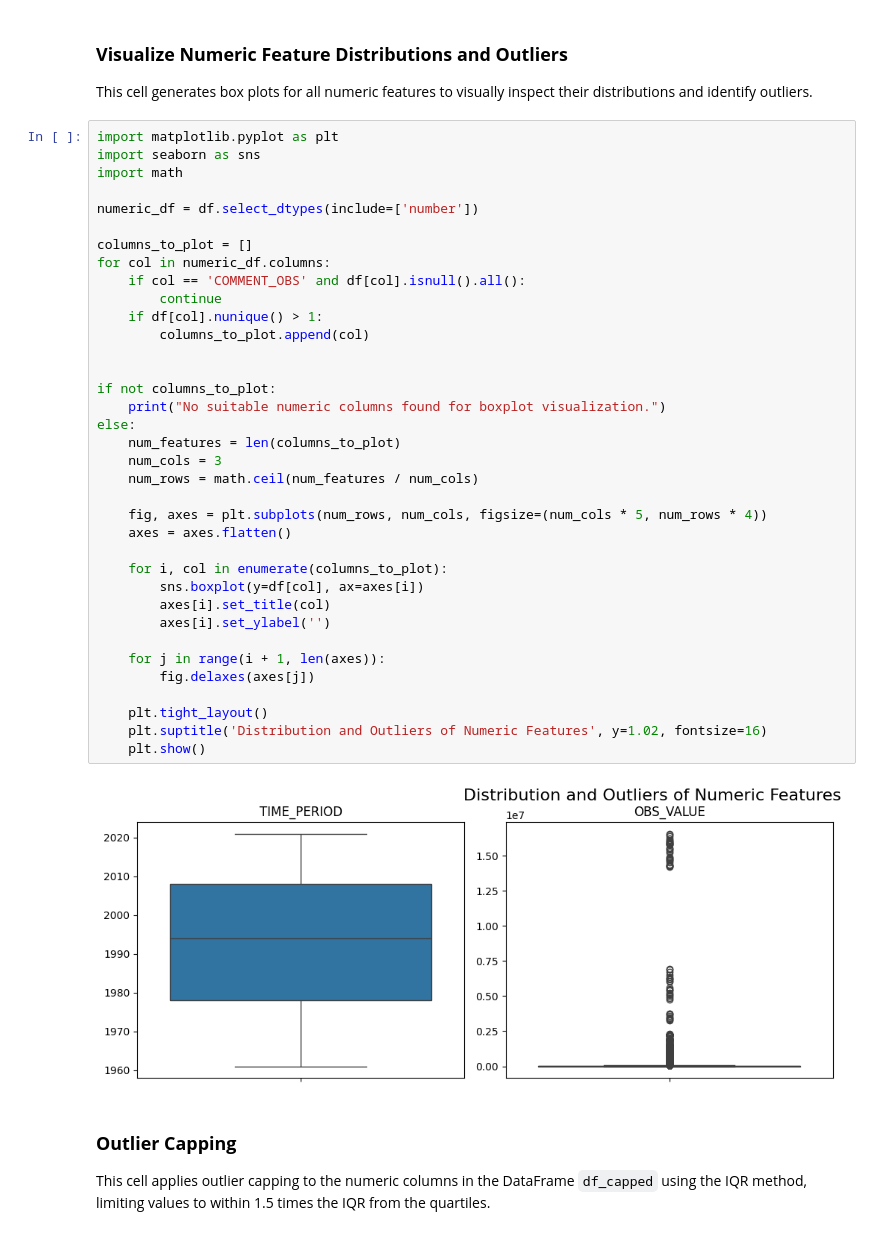
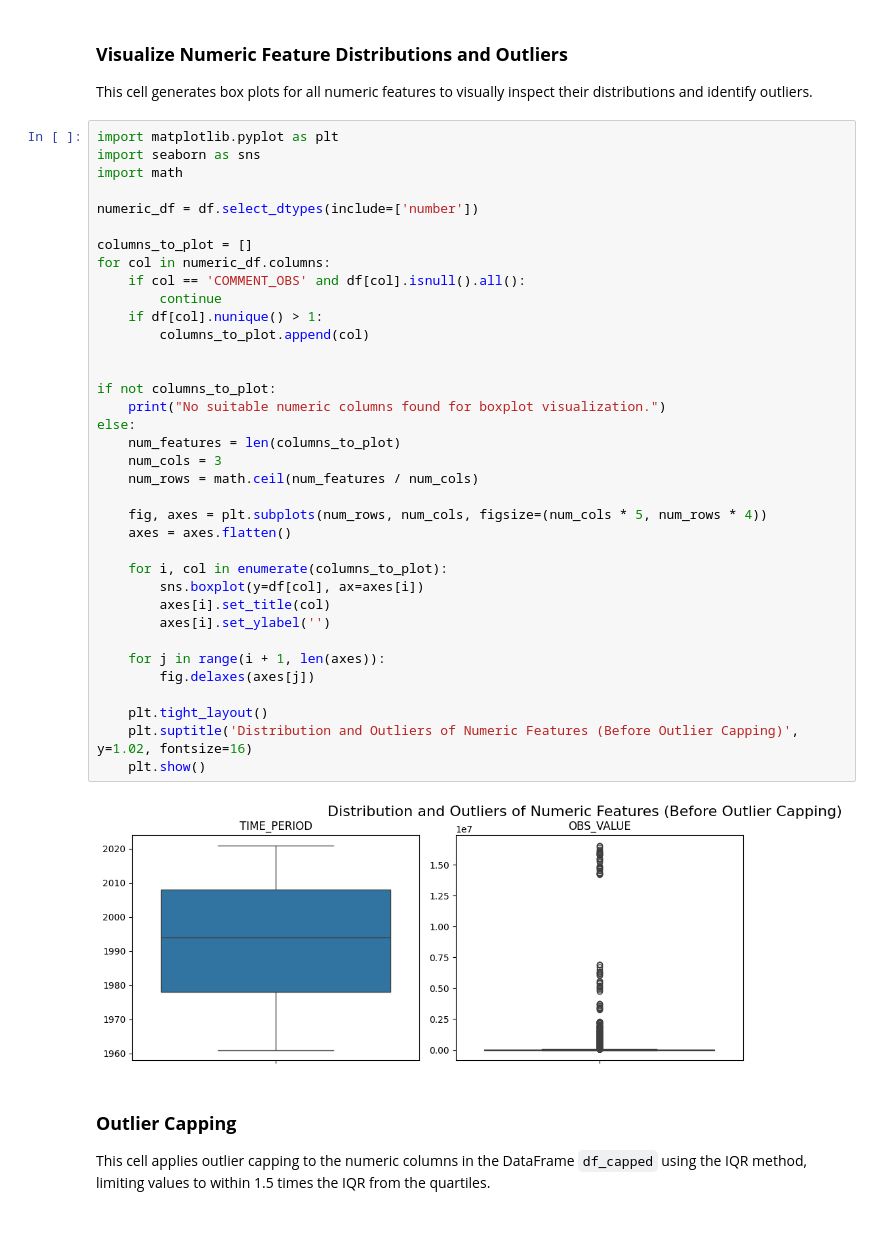
Before and after one commit to jahidurmahim/Machine_Learning_Laboratory, a Jupyter notebook: Data_Processing_for_GHGAS.ipynb, the cells around one changed output. Cells and saved outputs as stored; diff of their text form.

```diff
--- a/Data_Processing_for_GHGAS.ipynb
+++ b/Data_Processing_for_GHGAS.ipynb
@@ -162,35 +163,35 @@ numeric_df = df.select_dtypes(include=['number'])
 
 columns_to_plot = []
 for col in numeric_df.columns:
     if col == 'COMMENT_OBS' and df[col].isnull().all():
         continue
     if df[col].nunique() > 1:
         columns_to_plot.append(col)
 
 
 if not columns_to_plot:
     print("No suitable numeric columns found for boxplot visualization.")
 else:
     num_features = len(columns_to_plot)
     num_cols = 3
     num_rows = math.ceil(num_features / num_cols)
 
     fig, axes = plt.subplots(num_rows, num_cols, figsize=(num_cols * 5, num_rows * 4))
     axes = axes.flatten()
 
     for i, col in enumerate(columns_to_plot):
         sns.boxplot(y=df[col], ax=axes[i])
         axes[i].set_title(col)
         axes[i].set_ylabel('')
 
     for j in range(i + 1, len(axes)):
         fig.delaxes(axes[j])
 
     plt.tight_layout()
-    plt.suptitle('Distribution and Outliers of Numeric Features', y=1.02, fontsize=16)
+    plt.suptitle('Distribution and Outliers of Numeric Features (Before Outlier Capping)', y=1.02, fontsize=16)
     plt.show()
 # %% [output]
-[figure, old version]
+[figure, new version]
 # %% [markdown]
 ### **Outlier Capping**
 This cell applies outlier capping to the numeric columns in the DataFrame `df_capped` using the IQR method, limiting values to within 1.5 times the IQR from the quartiles.
```
Also changed, not shown: parts of 2 cells of this notebook.
